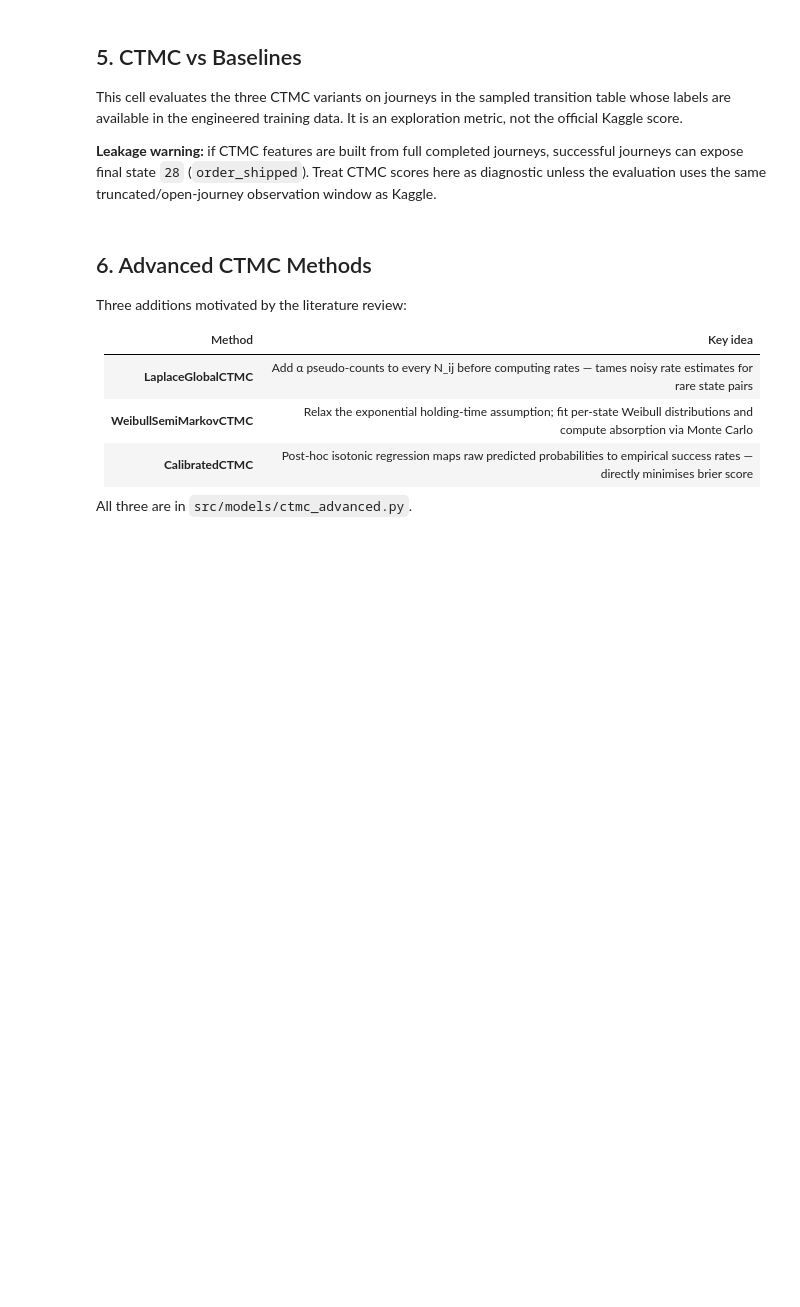
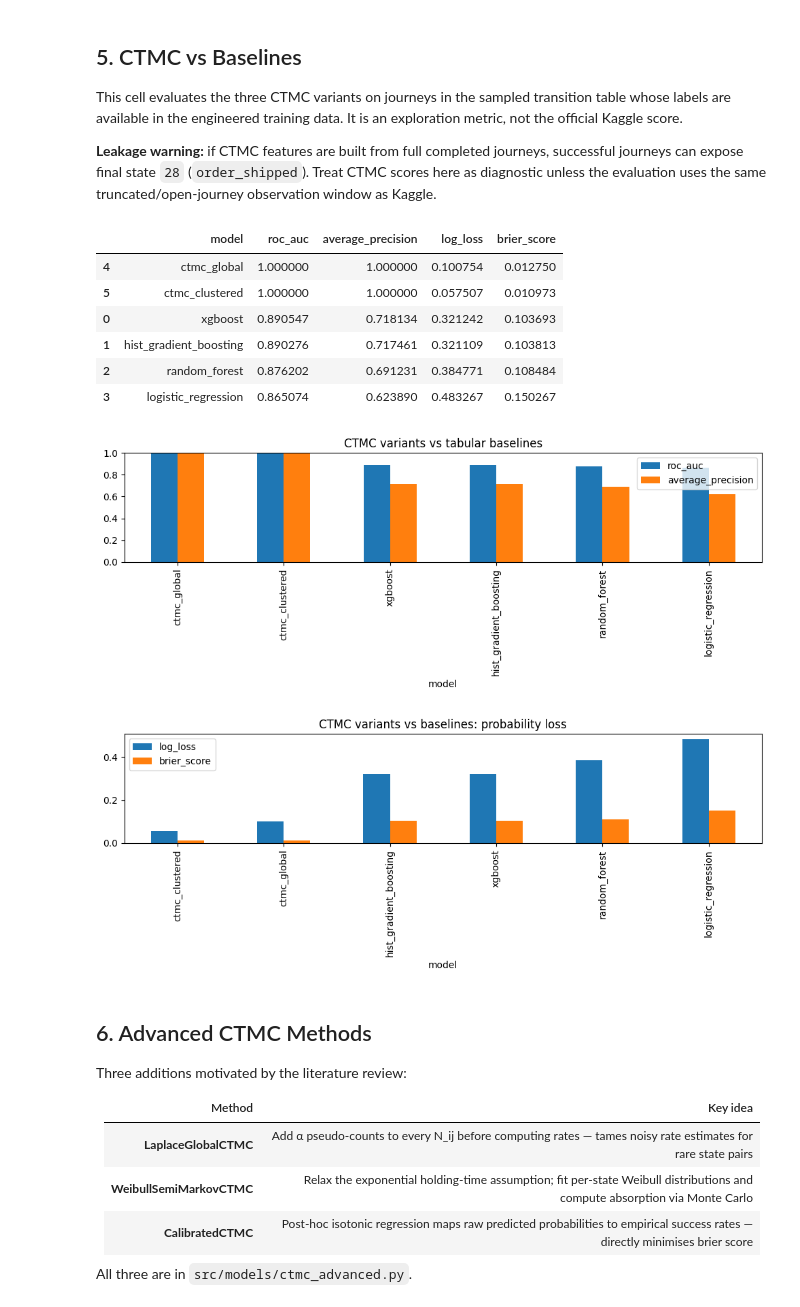
Before and after one commit to yuliaanashkina/m148-project, a Jupyter notebook: notebooks/benchmarks/ctmc_exploration.ipynb, the cells around one changed output. Cells and saved outputs as stored; diff of their text form; code cells hidden in the pictures; blank space fills up the shorter version.

```diff
--- a/notebooks/benchmarks/ctmc_exploration.ipynb
+++ b/notebooks/benchmarks/ctmc_exploration.ipynb
@@ -29,7 +29,6 @@ from ctmc import (
     ClusteredCTMC,
     GlobalCTMC,
     ModelComparison,
-    NeuralRateCTMC,
     sample_pipeline,
 )
 from ctmc_submission import create_ctmc_submissions
@@ -38,6 +37,7 @@ from ctmc_plots import (
     plot_calibration,
     plot_generator_heatmap,
     plot_metric_comparison,
+    plot_predictions_by_state,
     plot_top_transition_graph,
 )
 from tabular_submission import create_tabular_submissions
@@ -50,7 +50,7 @@ RESULTS_DIR.mkdir(exist_ok=True)
 
 # Increase this once the workflow is settled.
 MAX_JOURNEYS = 50_000
-N_CLUSTERS = 4
+N_CLUSTERS = 3
 # %% [markdown]
 ## Load Transition Data
 
@@ -125,15 +234,0 @@ This is simpler than a full neural CTMC, but it directly estimates the exponenti
-# %%
-features = clustered.feature_builder.transform(transitions)
-display(features.head())
-
-neural_training = data.load_neural_rate_training_features(max_rows=100_000)
-neural_ctmc = NeuralRateCTMC(hidden_layer_sizes=(64, 32), random_state=42)
-neural_ctmc.fit(neural_training)
-
-example_rows = neural_training.head(10)
-pd.DataFrame({
-    "id": example_rows["id"],
-    "label": example_rows["label"],
-    "lambda_hat": neural_ctmc.predict_lambda(example_rows),
-    "p_success_60d": neural_ctmc.predict_success_probability(example_rows),
-})
@@ -177,7 +324,6 @@ ctmc_rows = []
 ctmc_predictions = {
     "ctmc_global": global_ctmc.absorption_probability(ctmc_eval["current_state"]),
     "ctmc_clustered": clustered.predict_success_probability(ctmc_eval, fallback_model=global_ctmc),
-    "ctmc_neural_rate": neural_ctmc.predict_success_probability(ctmc_eval),
 }
 
 for name, probs in ctmc_predictions.items():
@@ -187,33 +333,43 @@ for name, probs in ctmc_predictions.items():
         "average_precision": average_precision_score(ctmc_eval["label"], probs),
         "log_loss": log_loss(ctmc_eval["label"], probs, labels=[0, 1]),
         "brier_score": brier_score_loss(ctmc_eval["label"], probs),
     })
 
 ctmc_comparison = pd.concat([comparison, pd.DataFrame(ctmc_rows)], ignore_index=True)
 ctmc_comparison = ctmc_comparison.sort_values("roc_auc", ascending=False)
 ctmc_comparison.to_csv(RESULTS_DIR / "ctmc_vs_baselines_comparison.csv", index=False)
 plot_metric_comparison(ctmc_comparison, RESULTS_DIR / "ctmc_vs_baselines_metrics.png")
 display(ctmc_comparison)
 
 ctmc_comparison.plot.bar(x="model", y=["roc_auc", "average_precision"], figsize=(10, 4))
 plt.ylim(0, 1)
 plt.title("CTMC variants vs tabular baselines")
 plt.tight_layout()
 plt.show()
 
 ctmc_comparison.sort_values("log_loss").plot.bar(x="model", y=["log_loss", "brier_score"], figsize=(10, 4))
 plt.title("CTMC variants vs baselines: probability loss")
 plt.tight_layout()
 plt.show()
 
 for name, probs in ctmc_predictions.items():
     calibration = plot_calibration(
         ctmc_eval["label"],
         probs,
         RESULTS_DIR / f"{name}_calibration.png",
         title=f"{name} calibration",
     )
     calibration.to_csv(RESULTS_DIR / f"{name}_calibration.csv", index=False)
+# %% [output]
+|  | model | roc_auc | average_precision | log_loss | brier_score |
+| 4 | ctmc_global | 1.000000 | 1.000000 | 0.100754 | 0.012750 |
+| 5 | ctmc_clustered | 1.000000 | 1.000000 | 0.057507 | 0.010973 |
+| 0 | xgboost | 0.890547 | 0.718134 | 0.321242 | 0.103693 |
+| 1 | hist_gradient_boosting | 0.890276 | 0.717461 | 0.321109 | 0.103813 |
+| 2 | random_forest | 0.876202 | 0.691231 | 0.384771 | 0.108484 |
+| 3 | logistic_regression | 0.865074 | 0.623890 | 0.483267 | 0.150267 |
+[figure, added]
+[figure, added]
 # %% [markdown]
 ## 6. Advanced CTMC Methods
 
```
Also changed, not shown: parts of 21 cells of this notebook, 34 other files.
